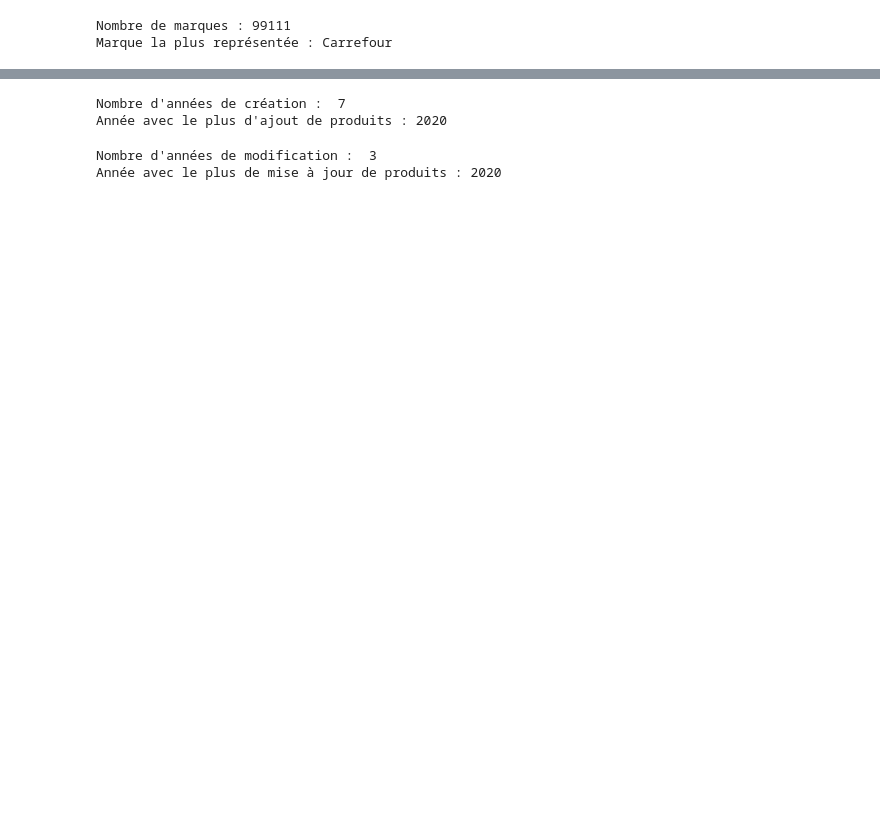
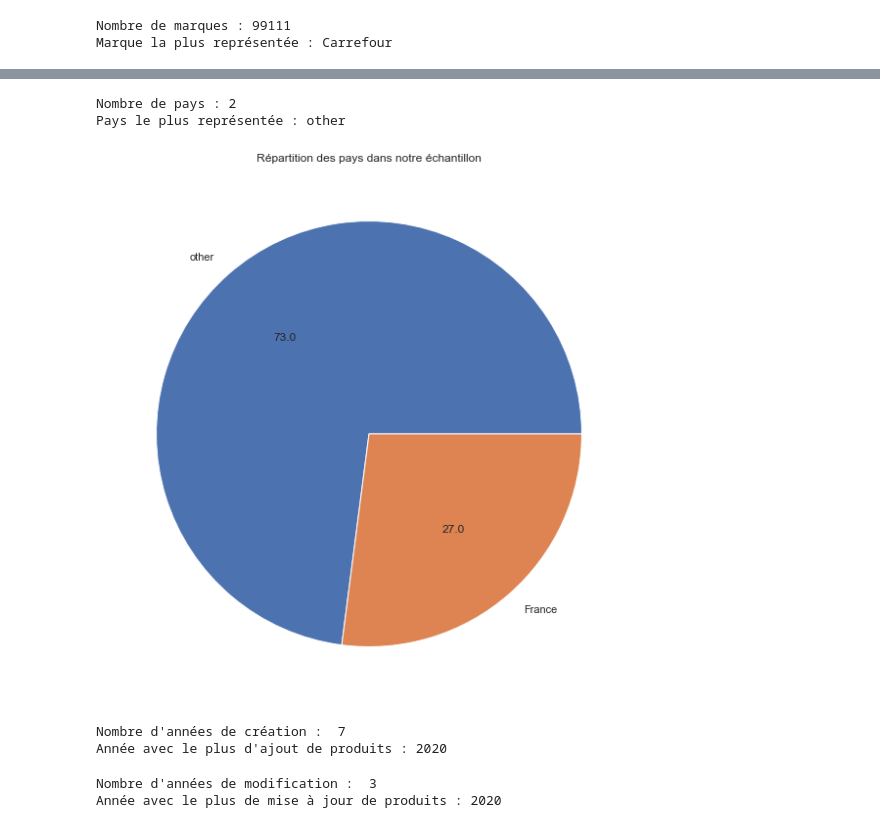
Before and after one commit to Sylvariane/Concevez_une_app_au_service_de_la_sante_publique, a Jupyter notebook: PSante_02_notebookexploration.ipynb, the cells around one changed output, grey strips where cells are left out. Saved outputs shown, nothing was run; the diff lists cells and outputs as text; code cells hidden in the pictures; blank space fills up the shorter version.

```diff
--- a/PSante_02_notebookexploration.ipynb
+++ b/PSante_02_notebookexploration.ipynb
@@ -92,3 +96,19 @@ plt.show()
+# %%
+print('Nombre de pays :', len(df['countries'].unique()))
+print("Pays le plus représentée :", df['countries'].mode()[0])
+# %% [output]
+Nombre de pays : 2
+Pays le plus représentée : other
+# %%
+count = df.groupby("countries").sum().sort_values(by='count', ascending=False).head(10)
+count = count['count'].reset_index()
+# %%
+plt.figure(figsize=(10,10))
+plt.pie(x=count["count"], autopct='%.1f', labels=count["countries"])
+plt.title("Répartition des pays dans notre échantillon")
+plt.show()
+# %% [output]
+[figure, added]
 # %%
 df.drop('count', axis=1, inplace=True)
 # %%
```
Also changed, not shown: parts of 12 cells of this notebook.
